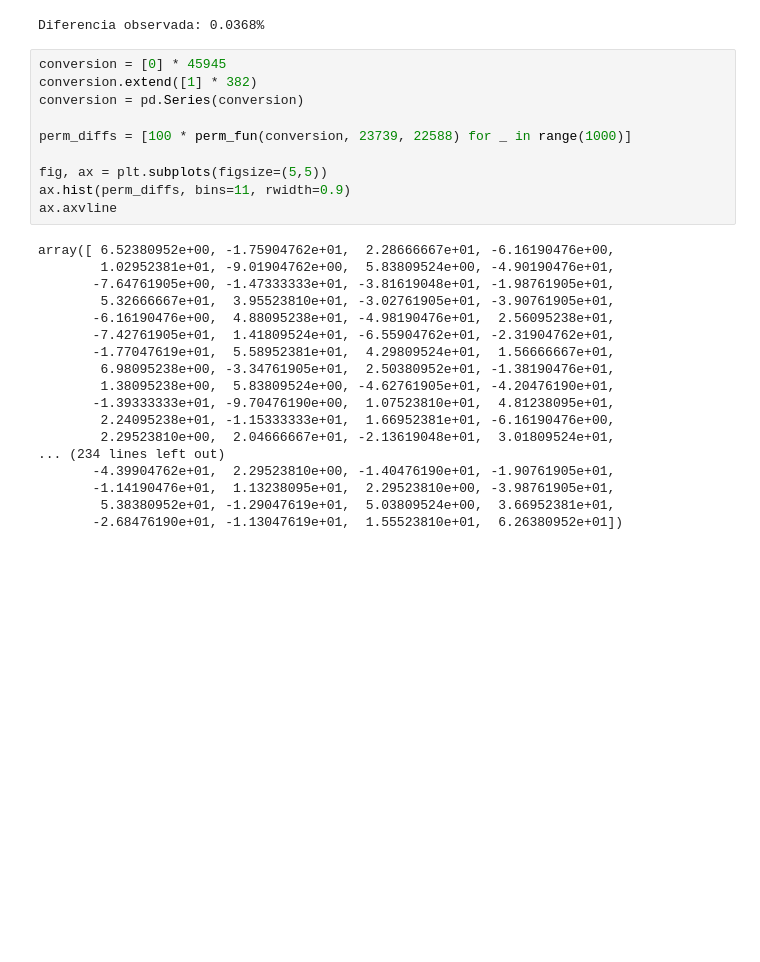
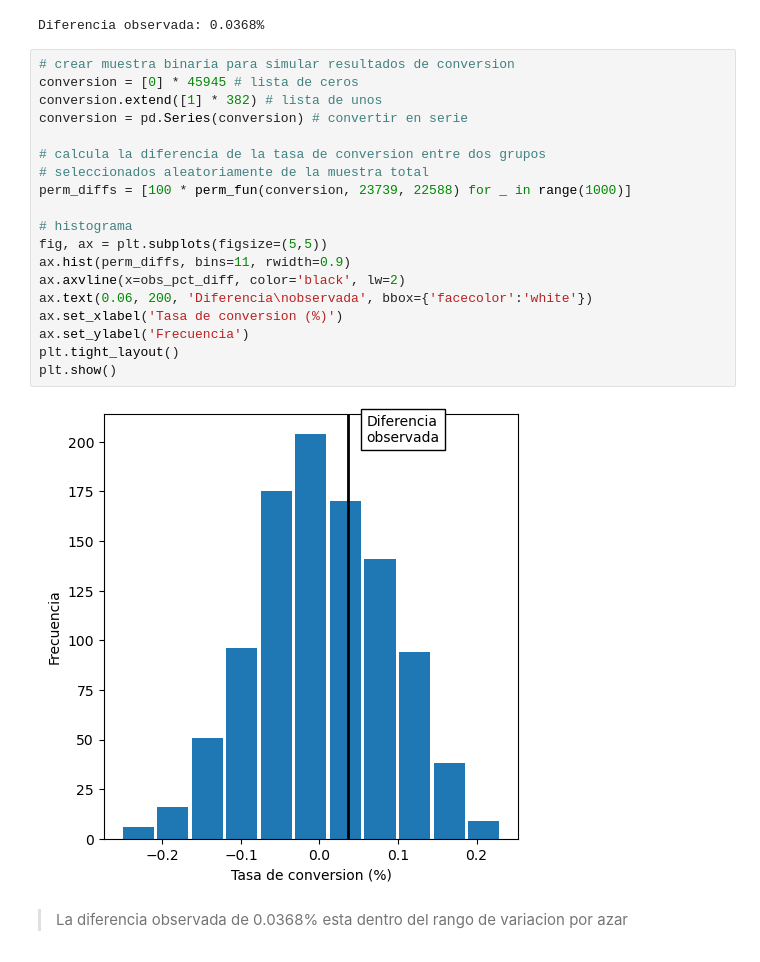
Before and after one commit to jbernalg/Learning_Data, a Jupyter notebook: Statistical_Practice_Book/cap_3.ipynb, the cells around one changed output. Drawn from its saved outputs; the diff is of its cells as text; blank space fills up the shorter version.

```diff
--- a/Statistical_Practice_Book/cap_3.ipynb
+++ b/Statistical_Practice_Book/cap_3.ipynb
@@ -143,30 +143,25 @@ print(f'Diferencia observada: {obs_pct_diff:.4f}%')
 # %% [output]
 Diferencia observada: 0.0368%
 # %%
-conversion = [0] * 45945
-conversion.extend([1] * 382)
-conversion = pd.Series(conversion)
+# crear muestra binaria para simular resultados de conversion
+conversion = [0] * 45945 # lista de ceros
+conversion.extend([1] * 382) # lista de unos
+conversion = pd.Series(conversion) # convertir en serie
 
+# calcula la diferencia de la tasa de conversion entre dos grupos
+# seleccionados aleatoriamente de la muestra total
 perm_diffs = [100 * perm_fun(conversion, 23739, 22588) for _ in range(1000)]
 
+# histograma
 fig, ax = plt.subplots(figsize=(5,5))
 ax.hist(perm_diffs, bins=11, rwidth=0.9)
-ax.axvline
+ax.axvline(x=obs_pct_diff, color='black', lw=2)
+ax.text(0.06, 200, 'Diferencia\nobservada', bbox={'facecolor':'white'})
+ax.set_xlabel('Tasa de conversion (%)')
+ax.set_ylabel('Frecuencia')
+plt.tight_layout()
+plt.show()
 # %% [output]
-array([ 6.52380952e+00, -1.75904762e+01,  2.28666667e+01, -6.16190476e+00,
-        1.02952381e+01, -9.01904762e+00,  5.83809524e+00, -4.90190476e+01,
-       -7.64761905e+00, -1.47333333e+01, -3.81619048e+01, -1.98761905e+01,
-        5.32666667e+01,  3.95523810e+01, -3.02761905e+01, -3.90761905e+01,
-       -6.16190476e+00,  4.88095238e+01, -4.98190476e+01,  2.56095238e+01,
-       -7.42761905e+01,  1.41809524e+01, -6.55904762e+01, -2.31904762e+01,
-       -1.77047619e+01,  5.58952381e+01,  4.29809524e+01,  1.56666667e+01,
-        6.98095238e+00, -3.34761905e+01,  2.50380952e+01, -1.38190476e+01,
-        1.38095238e+00,  5.83809524e+00, -4.62761905e+01, -4.20476190e+01,
-       -1.39333333e+01, -9.70476190e+00,  1.07523810e+01,  4.81238095e+01,
-        2.24095238e+01, -1.15333333e+01,  1.66952381e+01, -6.16190476e+00,
-        2.29523810e+00,  2.04666667e+01, -2.13619048e+01,  3.01809524e+01,
-... (234 lines left out)
-       -4.39904762e+01,  2.29523810e+00, -1.40476190e+01, -1.90761905e+01,
-       -1.14190476e+01,  1.13238095e+01,  2.29523810e+00, -3.98761905e+01,
-        5.38380952e+01, -1.29047619e+01,  5.03809524e+00,  3.66952381e+01,
-       -2.68476190e+01, -1.13047619e+01,  1.55523810e+01,  6.26380952e+01])
+[figure, added]
+# %% [markdown]
+> La diferencia observada de 0.0368% esta dentro del rango de variacion por azar
```
